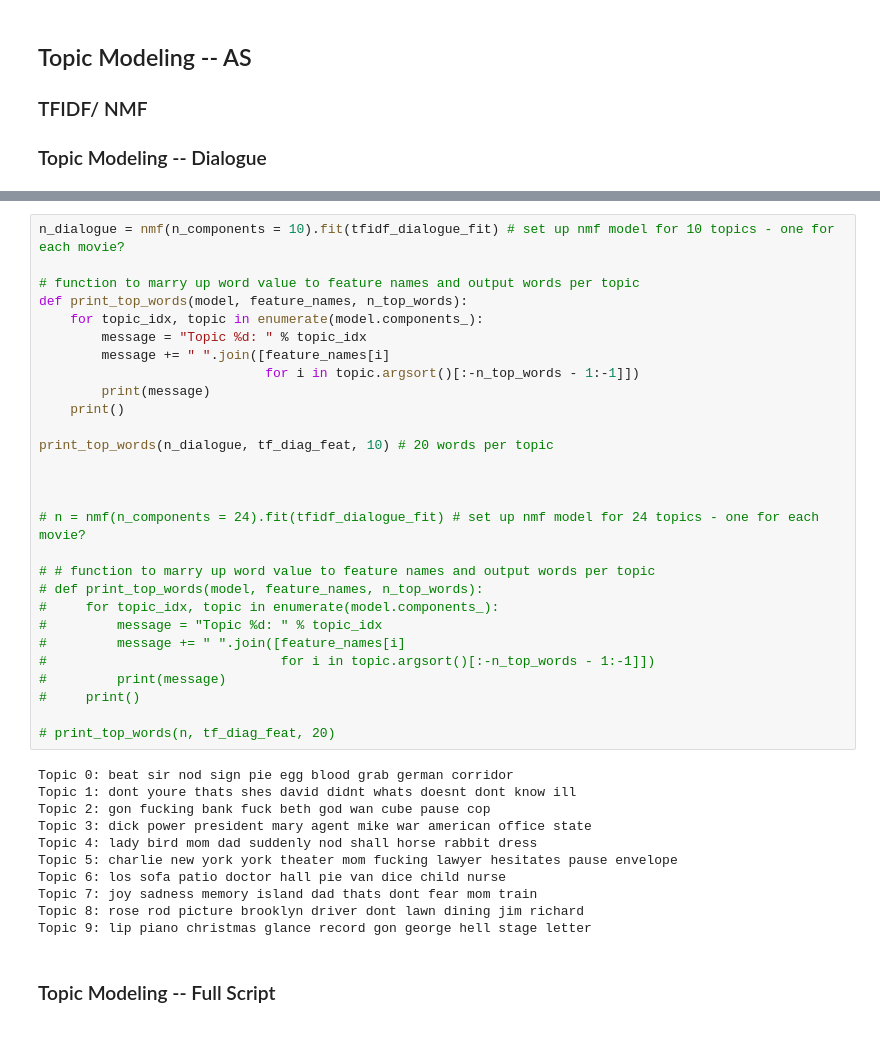
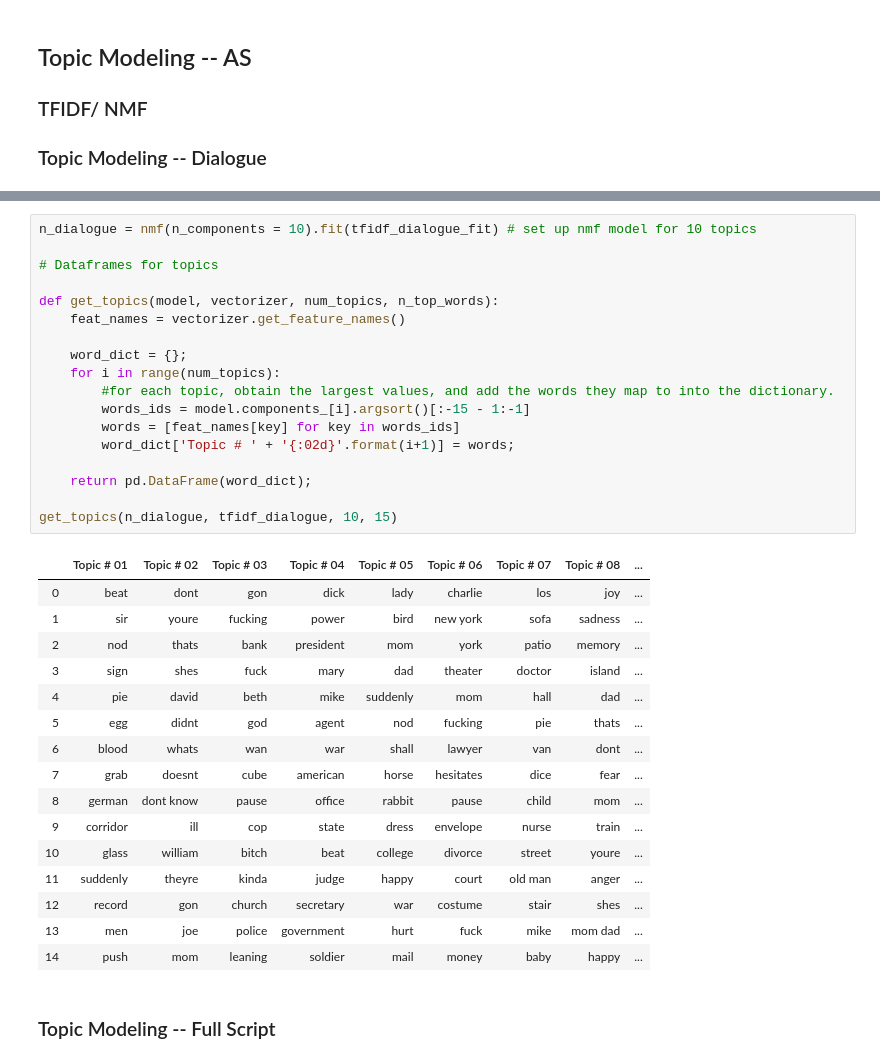
Before and after one commit to carousallie/nlp_movie_script_project, a Jupyter notebook: NLP_Project_Analysis_Wokring.ipynb, the cells around one changed output, grey strips where cells are left out. Cells and saved outputs as stored; diff of their text form.

```diff
--- a/NLP_Project_Analysis_Wokring.ipynb
+++ b/NLP_Project_Analysis_Wokring.ipynb
@@ -218,45 +221,41 @@ len(tf_diag_feat)
 # %% [output]
 {'zero': 2817, 'yup': 2816, 'youve': 2815, 'youre going': 2814, 'youre': 2813, 'younger': 2812, 'young woman': 2811, 'young man': 2810, 'youll': 2809, 'youd': 2808, 'york city': 2807, 'york': 2806, 'y ...
 2818
-# %%
-n_dialogue = nmf(n_components = 10).fit(tfidf_dialogue_fit) # set up nmf model for 10 topics - one for each movie?
-
-# function to marry up word value to feature names and output words per topic
-def print_top_words(model, feature_names, n_top_words):
-    for topic_idx, topic in enumerate(model.components_):
-        message = "Topic %d: " % topic_idx
-        message += " ".join([feature_names[i]
-                             for i in topic.argsort()[:-n_top_words - 1:-1]])
-        print(message)
-    print()
-
-print_top_words(n_dialogue, tf_diag_feat, 10) # 20 words per topic
-
-
-
-# n = nmf(n_components = 24).fit(tfidf_dialogue_fit) # set up nmf model for 24 topics - one for each movie?
-
-# # function to marry up word value to feature names and output words per topic
-# def print_top_words(model, feature_names, n_top_words):
-#     for topic_idx, topic in enumerate(model.components_):
-#         message = "Topic %d: " % topic_idx
-#         message += " ".join([feature_names[i]
-#                              for i in topic.argsort()[:-n_top_words - 1:-1]])
-#         print(message)
-#     print()
-
-# print_top_words(n, tf_diag_feat, 20)
-# %% [output]
-Topic 0: beat sir nod sign pie egg blood grab german corridor
-Topic 1: dont youre thats shes david didnt whats doesnt dont know ill
-Topic 2: gon fucking bank fuck beth god wan cube pause cop
-Topic 3: dick power president mary agent mike war american office state
-Topic 4: lady bird mom dad suddenly nod shall horse rabbit dress
-Topic 5: charlie new york york theater mom fucking lawyer hesitates pause envelope
-Topic 6: los sofa patio doctor hall pie van dice child nurse
-Topic 7: joy sadness memory island dad thats dont fear mom train
-Topic 8: rose rod picture brooklyn driver dont lawn dining jim richard
-Topic 9: lip piano christmas glance record gon george hell stage letter
+# %%
+n_dialogue = nmf(n_components = 10).fit(tfidf_dialogue_fit) # set up nmf model for 10 topics
+
+# Dataframes for topics
+
+def get_topics(model, vectorizer, num_topics, n_top_words):
+    feat_names = vectorizer.get_feature_names()
+
+    word_dict = {};
+    for i in range(num_topics):
+        #for each topic, obtain the largest values, and add the words they map to into the dictionary.
+        words_ids = model.components_[i].argsort()[:-15 - 1:-1]
+        words = [feat_names[key] for key in words_ids]
+        word_dict['Topic # ' + '{:02d}'.format(i+1)] = words;
+
+    return pd.DataFrame(word_dict);
+
+get_topics(n_dialogue, tfidf_dialogue, 10, 15)
+# %% [output]
+|  | Topic # 01 | Topic # 02 | Topic # 03 | Topic # 04 | Topic # 05 | Topic # 06 | Topic # 07 | Topic # 08 | ... |
+| 0 | beat | dont | gon | dick | lady | charlie | los | joy | ... |
+| 1 | sir | youre | fucking | power | bird | new york | sofa | sadness | ... |
+| 2 | nod | thats | bank | president | mom | york | patio | memory | ... |
+| 3 | sign | shes | fuck | mary | dad | theater | doctor | island | ... |
+| 4 | pie | david | beth | mike | suddenly | mom | hall | dad | ... |
+| 5 | egg | didnt | god | agent | nod | fucking | pie | thats | ... |
+| 6 | blood | whats | wan | war | shall | lawyer | van | dont | ... |
+| 7 | grab | doesnt | cube | american | horse | hesitates | dice | fear | ... |
+| 8 | german | dont know | pause | office | rabbit | pause | child | mom | ... |
+| 9 | corridor | ill | cop | state | dress | envelope | nurse | train | ... |
+| 10 | glass | william | bitch | beat | college | divorce | street | youre | ... |
+| 11 | suddenly | theyre | kinda | judge | happy | court | old man | anger | ... |
+| 12 | record | gon | church | secretary | war | costume | stair | shes | ... |
+| 13 | men | joe | police | government | hurt | fuck | mike | mom dad | ... |
+| 14 | push | mom | leaning | soldier | mail | money | baby | happy | ... |
 # %% [markdown]
 ### Topic Modeling -- Full Script
 # %%
```
Also changed, not shown: parts of 47 cells of this notebook, 9 other files.
